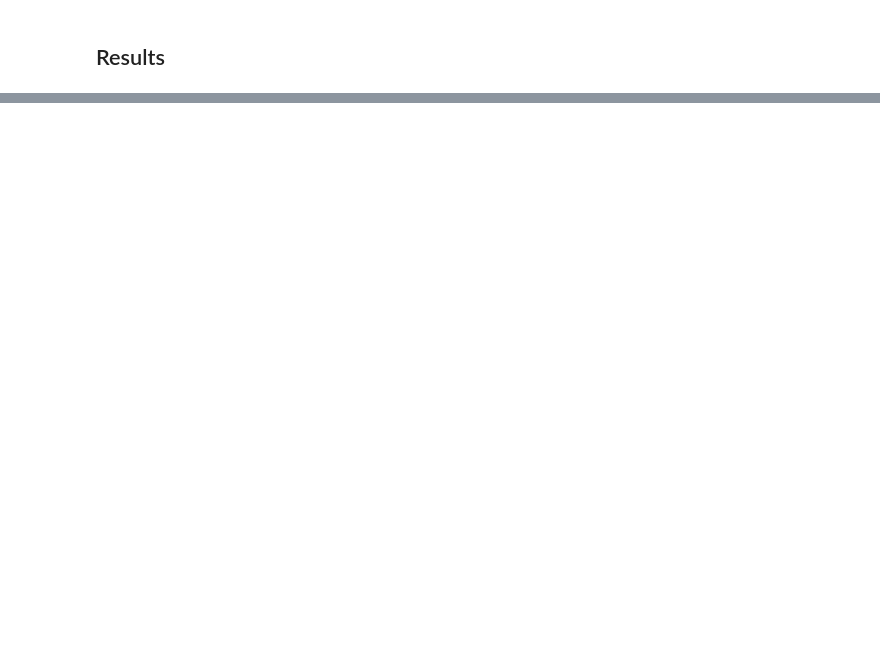
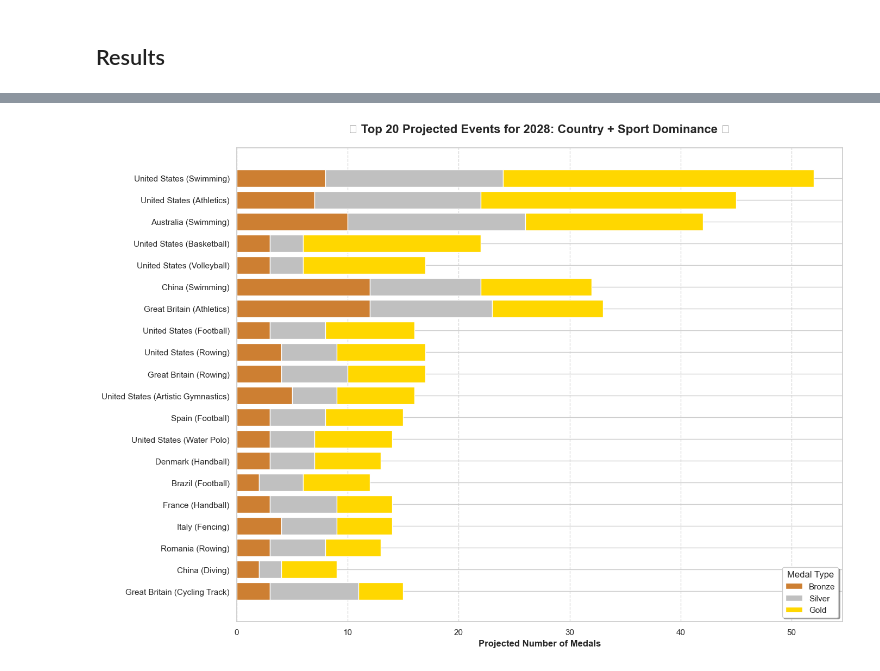
Before and after one commit to Corban-Freese/COMAP-MATH-4998, a Jupyter notebook: comap.ipynb, the cells around one changed output, grey strips where cells are left out. Drawn from its saved outputs; the diff is of its cells as text; code cells hidden in the pictures; blank space fills up the shorter version.

```diff
--- a/comap.ipynb
+++ b/comap.ipynb
@@ -1528,0 +1590,38 @@ print(country_leaderboard[['Team', 'Predicted_Gold', 'Predicted_Silver', 'Predic
+# %%
+
+# 1. Prepare the Top 20 data
+# We use the top_events dataframe we created in the previous step
+top_20_events = top_events.head(20).copy()
+
+# Create a clean label combining Team and Sport
+top_20_events['Label'] = top_20_events['Team'] + " (" + top_20_events['Sport'] + ")"
+
+# 2. Set up the plotting arrays
+labels = top_20_events['Label'].values
+gold = top_20_events['Predicted_Gold'].values
+silver = top_20_events['Predicted_Silver'].values
+bronze = top_20_events['Predicted_Bronze'].values
+y_pos = np.arange(len(labels))
+
+# 3. Create the stacked bar chart
+plt.figure(figsize=(14, 10))
+
+# Plot Bronze first, then stack Silver on top, then Gold on top of that
+plt.barh(y_pos, bronze, color='#CD7F32', label='Bronze', edgecolor='white')
+plt.barh(y_pos, silver, left=bronze, color='#C0C0C0', label='Silver', edgecolor='white')
+plt.barh(y_pos, gold, left=bronze + silver, color='#FFD700', label='Gold', edgecolor='white')
+
+# 4. Add styling and labels
+plt.yticks(y_pos, labels, fontsize=11)
+plt.gca().invert_yaxis()  # Highest gold count at the top
+plt.xlabel('Projected Number of Medals', fontsize=12, fontweight='bold')
+plt.title('🔥 Top 20 Projected Events for 2028: Country + Sport Dominance 🔥', fontsize=16, fontweight='bold', pad=20)
+plt.legend(title="Medal Type", loc='lower right', frameon=True, shadow=True)
+
+# Add gridlines for the X-axis to make it easier to read counts
+plt.grid(axis='x', linestyle='--', alpha=0.7)
+
+plt.tight_layout()
+plt.show()
+# %% [output]
+[figure, added]
```
Also changed, not shown: parts of 6 cells of this notebook.
